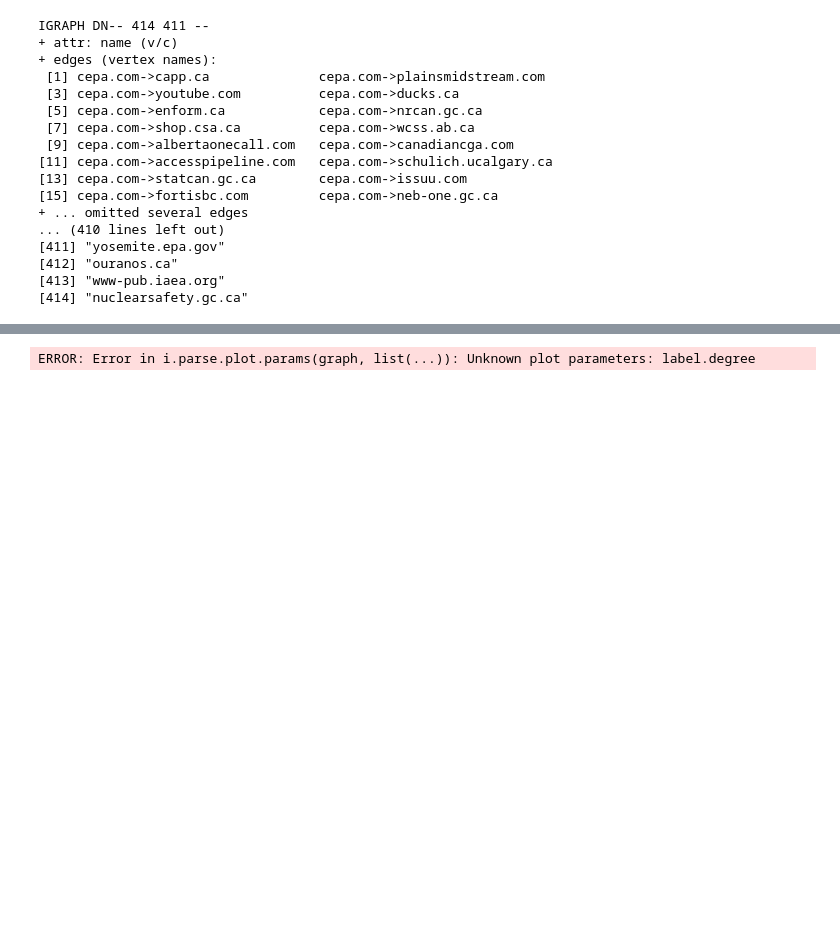
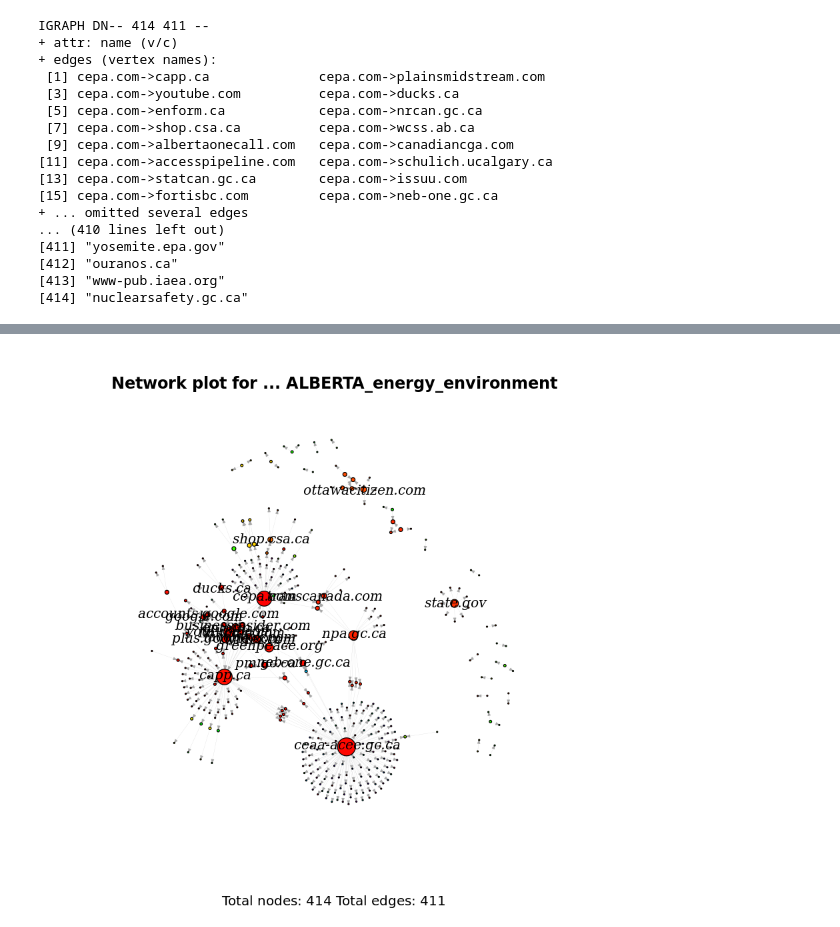
Before and after one commit to web-archive-group/Descriptor, a Jupyter notebook: descriptor/create_graphs_in_R.ipynb, the cells around one changed output, grey strips where cells are left out. Cells and saved outputs as stored; diff of their text form; code cells hidden in the pictures; blank space fills up the shorter version.

Commit message:
Improvements to labelling of plots etc.

```diff
--- a/descriptor/create_graphs_in_R.ipynb
+++ b/descriptor/create_graphs_in_R.ipynb
@@ -110,33 +144,36 @@ colors <- rainbow(max(mems))
 #  layout_nicely(graph_plot_name)
 #  layout_with_sugiyama(graph_plot_name)
 #  layout_as_tree(graph_plot_name)
 #  layout_in_circle(graph_plot_name)
 #  layout_on_grid(graph_plot_name)
 #  layout_on_sphere(graph_plot_name)
 #  layout_with_lgl(graph_plot_name)
 #  layout_with_fr(graph_plot_name)
+#  layout_with_kk(graph_plot_name)
 
 layout = layout_with_fr(graph_plot_name)
 
 
 plot(graph_plot_name,
+     main=paste("Network plot for ...", file),
+     sub=paste("Total nodes:", gorder(graph_plot_name), "Total edges:", gsize(graph_plot_name)),
      layout=layout,
-     vertex.size=log(V(graph_plot_name)$degree)*5,
+     vertex.size=log(V(graph_plot_name)$degree)*2,
      vertex.label=V(graph_plot_name)$rlabel,
      vertex.color=colors[mems],
      vertex.frame.color = "black",
      vertex.label.color="black",
-     vertex.label.font="",
+     vertex.label.font=3,
      vertex.label.cex=1,
      vertex.label.dist=0,
      vertex.shape = "circle", # can be “circle”, “square”, “csquare”,
        #“rectangle”, “crectangle”, “vrectangle”, “pie”, ‘sphere’, and “none”
      edge.width=0.1,
      edge.arrow.size=0.2,
      edge.arrow.width=1,
      edge.lty=1,  #0 and “blank” mean no edges,
      #1 and “solid” are for solid lines, the other possible values are:
      #2 (“dashed”), 3 (“dotted”), 4 (“dotdash”), 5 (“longdash”), 6 (“twodash”)
     )
 # %% [output]
-ERROR: Error in i.parse.plot.params(graph, list(...)): Unknown plot parameters: label.degree
+[figure, added]
```
Also changed, not shown: parts of 3 cells of this notebook.
